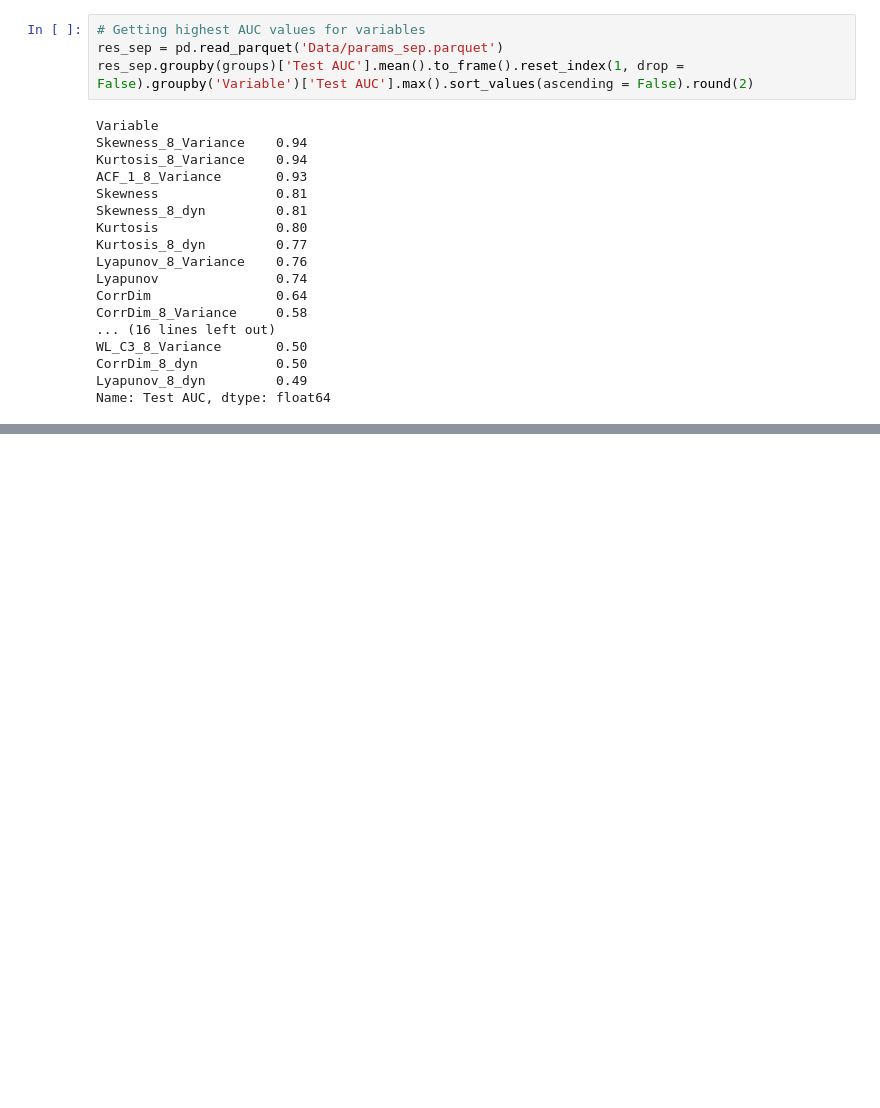
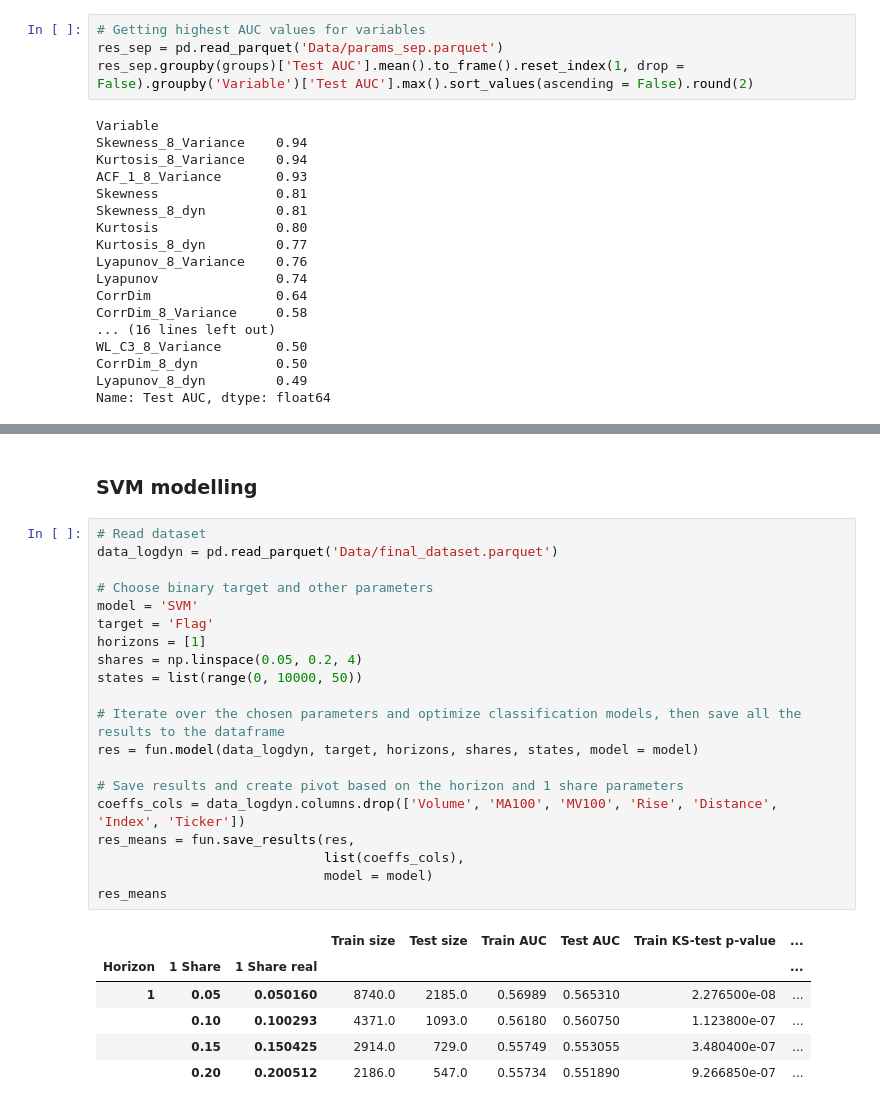
Before and after one commit to lebedevaale/early_warning_model, a Jupyter notebook: modelling.ipynb, the cells around one changed output, grey strips where cells are left out. Saved outputs shown, nothing was run; the diff lists cells and outputs as text; blank space fills up the shorter version.

```diff
--- a/modelling.ipynb
+++ b/modelling.ipynb
@@ -319,0 +370,29 @@ Name: Test AUC, dtype: float64
+# %% [markdown]
+### SVM modelling
+# %%
+# Read dataset
+data_logdyn = pd.read_parquet('Data/final_dataset.parquet')
+
+# Choose binary target and other parameters
+model = 'SVM'
+target = 'Flag'
+horizons = [1]
+shares = np.linspace(0.05, 0.2, 4)
+states = list(range(0, 10000, 50))
+
+# Iterate over the chosen parameters and optimize classification models, then save all the results to the dataframe
+res = fun.model(data_logdyn, target, horizons, shares, states, model = model)
+
+# Save results and create pivot based on the horizon and 1 share parameters
+coeffs_cols = data_logdyn.columns.drop(['Volume', 'MA100', 'MV100', 'Rise', 'Distance', 'Index', 'Ticker'])
+res_means = fun.save_results(res,
+                             list(coeffs_cols),
+                             model = model)
+res_means
+# %% [output]
+|  |  |  | Train size | Test size | Train AUC | Test AUC | Train KS-test p-value | ... |
+| Horizon | 1 Share | 1 Share real |  |  |  |  |  | ... |
+| 1 | 0.05 | 0.050160 | 8740.0 | 2185.0 | 0.56989 | 0.565310 | 2.276500e-08 | ... |
+|  | 0.10 | 0.100293 | 4371.0 | 1093.0 | 0.56180 | 0.560750 | 1.123800e-07 | ... |
+|  | 0.15 | 0.150425 | 2914.0 | 729.0 | 0.55749 | 0.553055 | 3.480400e-07 | ... |
+|  | 0.20 | 0.200512 | 2186.0 | 547.0 | 0.55734 | 0.551890 | 9.266850e-07 | ... |
```
Also changed, not shown: parts of 14 cells of this notebook, 4 other files.
